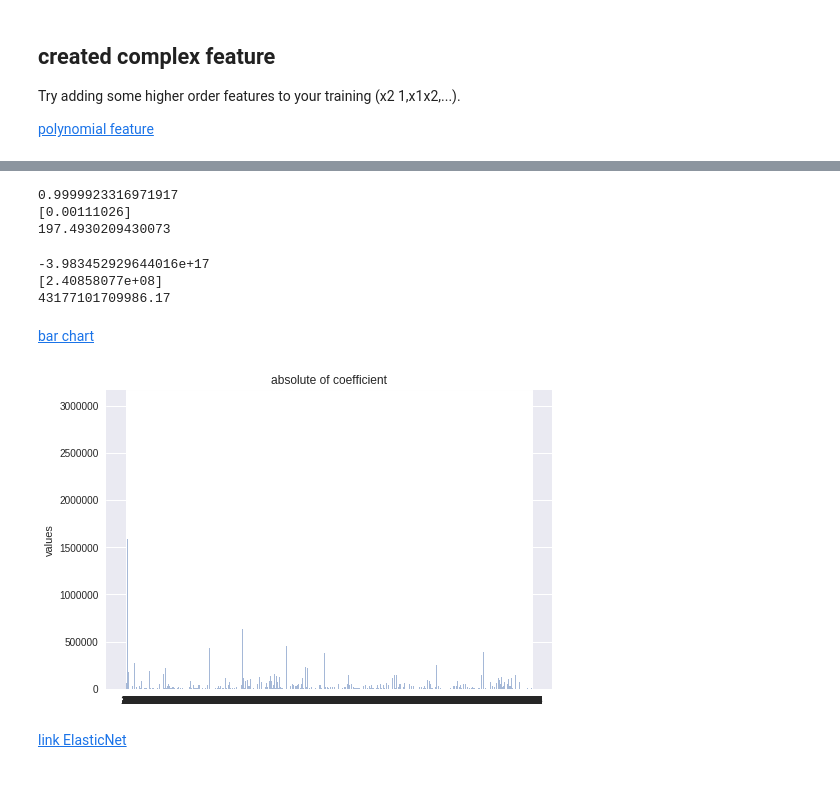
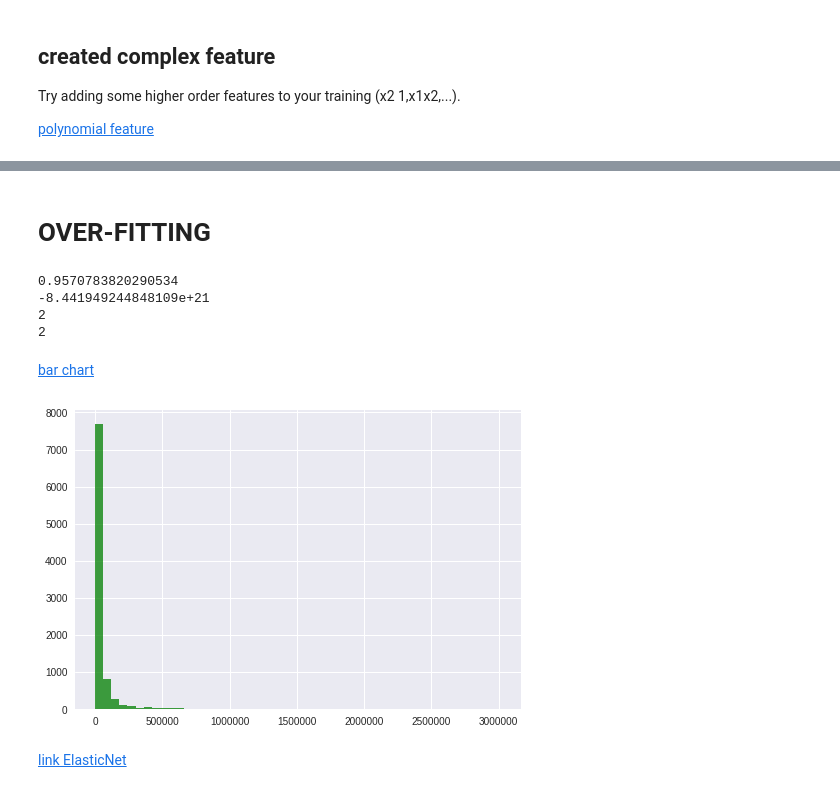
Before and after one commit to Pataweepr/applyML_vistec_2019, a Jupyter notebook: hw3_Titanic.ipynb, the cells around one changed output, grey strips where cells are left out. Saved outputs shown, nothing was run; the diff lists cells and outputs as text; code cells hidden in the pictures.

```diff
--- a/hw3_Titanic.ipynb
+++ b/hw3_Titanic.ipynb
@@ -327,59 +362,45 @@ Try adding some higher order features to your training (x2 1,x1x2,...).
+# %% [markdown]
+# OVER-FITTING
 # %%
-train_poly_np = preprocessing.PolynomialFeatures(3).fit_transform(train_np)
-
+train_poly_np = preprocessing.PolynomialFeatures(2).fit_transform(train_np)
 train_poly_normalizer = normalizer(train_poly_np)
-
 train_poly_norm = train_poly_normalizer.transform(train_poly_np)
 
 lin_reg_poly = LinearRegression().fit(train_poly_norm, train_log1p_price_norm)
 train_poly_predict_log1p_norm = lin_reg_poly.predict(train_poly_norm)
 print(lin_reg_poly.score(train_poly_norm, train_log1p_price_norm))
 
-train_poly_predict_log1p = price_normalizer.inverse_transform(train_poly_predict_log1p_norm.reshape((len(train_poly_predict_log1p_norm),1))).reshape(len(train_poly_predict_log1p_norm))
+val_poly_np = preprocessing.PolynomialFeatures(2).fit_transform(val_np)
+val_poly_norm = train_poly_normalizer.transform(val_poly_np)
 
-delta_k_norm = np.sqrt(mean_squared_error(train_poly_predict_log1p_norm,train_log1p_price_norm)) #mean_squared_error(train_poly_predict_log1p_norm,train_log1p_price_norm)
-delta_k = delta_k_norm/price_normalizer.scale_
+val_poly_predict_log1p_norm = lin_reg_poly.predict(val_poly_norm)
+print(lin_reg_poly.score(val_poly_norm, val_log1p_price_norm))
 
-print(delta_k)
-delta_x = np.mean(np.exp(train_cut_predict_log1p)*delta_k)
-print(delta_x)
+#rms_train,mp_train,rms_val,mp_val = evaluate_lin_reg(train_poly_predict_log1p_norm,val_poly_predict_log1p_norm,train_price_data,val_price_data,price_normalizer)
+
+val_predict_log1p = price_normalizer.inverse_transform(val_poly_predict_log1p_norm.reshape((len(val_poly_predict_log1p_norm),1))).reshape(len(val_poly_predict_log1p_norm))
+val_predict = np.expm1(val_predict_log1p)
+print(np.sum(val_predict < 0))
+print(np.sum(np.isinf(val_predict)))
 # %% [output]
-0.9999923316971917
-[0.00111026]
-197.4930209430073
+0.9570783820290534
+-8.441949244848109e+21
+2
+2
-# %%
-val_poly_np = preprocessing.PolynomialFeatures(3).fit_transform(val_np)
-
-val_poly_norm = train_poly_normalizer.transform(val_poly_np)
-
-val_poly_predict_log1p_norm = lin_reg_poly.predict(val_poly_norm)
-print(lin_reg_poly.score(val_poly_norm, val_log1p_price_norm))
-
-val_poly_predict_log1p = price_normalizer.inverse_transform(val_poly_predict_log1p_norm.reshape((len(val_poly_predict_log1p_norm),1))).reshape(len(val_poly_predict_log1p_norm))
-
-delta_k_norm = np.sqrt(mean_squared_error(val_poly_predict_log1p_norm,val_log1p_price_norm)) #mean_squared_error(val_poly_predict_log1p_norm,val_log1p_price_norm)
-delta_k = delta_k_norm/price_normalizer.scale_
-
-print(delta_k)
-delta_x = np.mean(np.exp(val_cut_predict_log1p)*delta_k)
-print(delta_x)
-# %% [output]
--3.983452929644016e+17
-[2.40858077e+08]
-43177101709986.17
 # %% [markdown]
 [bar chart](https://pythonspot.com/matplotlib-bar-chart/)
-# %%
-coeff_np = np.array(lin_reg_poly.coef_)
-ind = np.arange(coeff_np.shape[0])
-
-plt.bar(ind, np.absolute(coeff_np), align='center', alpha=0.5)
-plt.xticks(ind)
-plt.ylabel('values')
-plt.title('absolute of coefficient')
-
-plt.show()
-# %% [output]
-[figure, removed]
+# %%
+train_poly_np = preprocessing.PolynomialFeatures(3).fit_transform(train_np)
+train_poly_normalizer = normalizer(train_poly_np)
+train_poly_norm = train_poly_normalizer.transform(train_poly_np)
+lin_reg_poly_example = LinearRegression().fit(train_poly_norm, train_log1p_price_norm)
+
+coeff_np = np.array(lin_reg_poly_example.coef_)
+ind = np.arange(coeff_np.shape[0])
+
+n, bins, patches = plt.hist(np.absolute(coeff_np), 50, facecolor='g', alpha=0.75)
+plt.show()
+# %% [output]
+[figure, added]
 # %% [markdown]
 [link ElasticNet](https://scikit-learn.org/stable/modules/generated/sklearn.linear_model.ElasticNet.html#sklearn.linear_model.ElasticNet)
```
Also changed, not shown: parts of 22 cells of this notebook.
